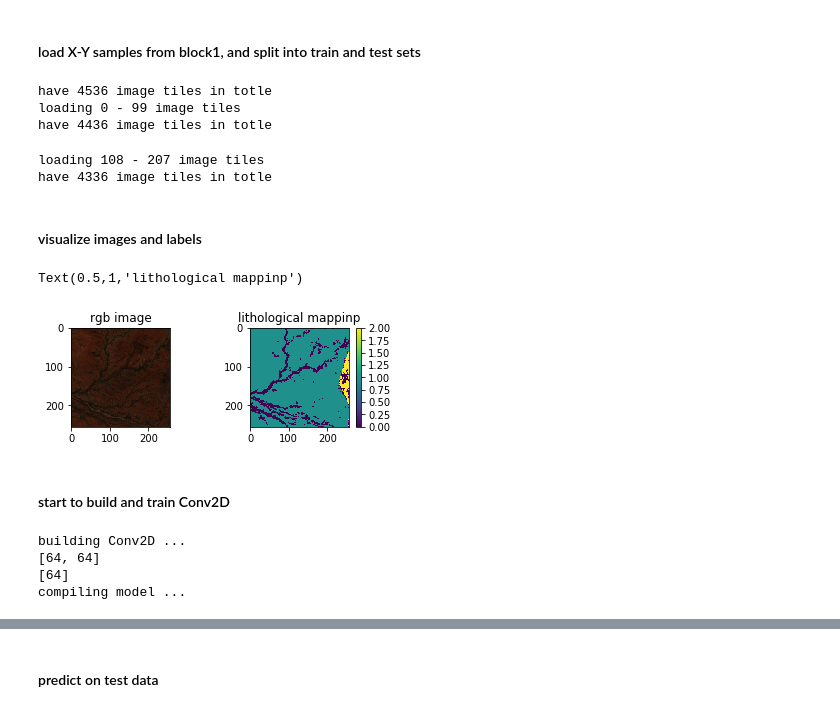
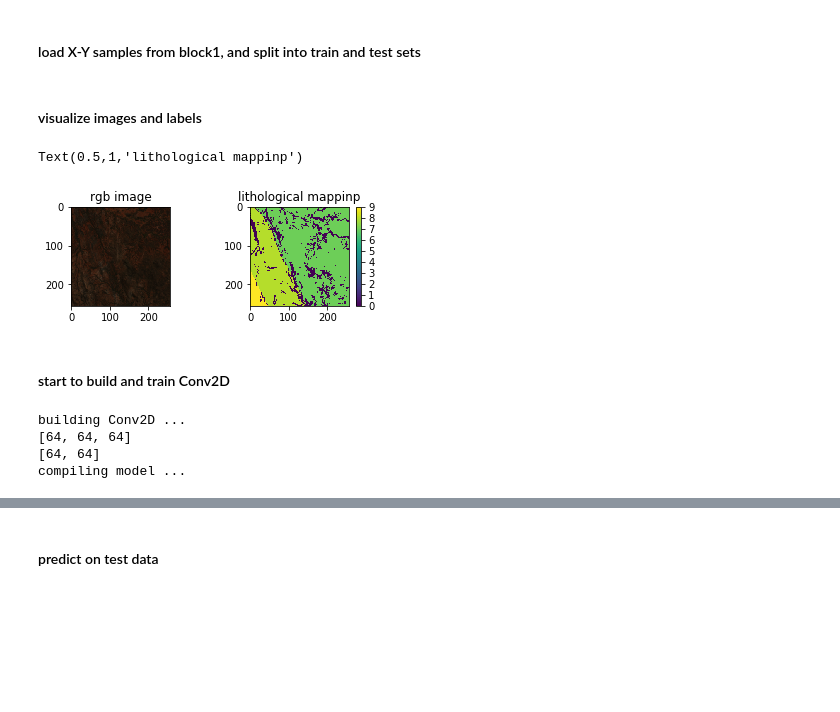
Before and after one commit to chenyz0601/DL-RockClassification, a Jupyter notebook: convnets.ipynb, the cells around one changed output, grey strips where cells are left out. Drawn from its saved outputs; the diff is of its cells as text; code cells hidden in the pictures; blank space fills up the shorter version.

Commit message:
add utils and data_generator

```diff
--- a/convnets.ipynb
+++ b/convnets.ipynb
@@ -6,20 +6,3 @@ import numpy as np
 Using TensorFlow backend.
 # %% [markdown]
 #### load X-Y samples from block1, and split into train and test sets
-# %%
-data = Data('./data/block1/')
-min_list, max_list = data.get_MinMax('./data/block1/raw_data/workspace/sent_geo_clip.tif')
-print('have {0} image tiles in totle'.format(len(data.X)))
-X_trn0, Y_trn0 = data.get_XY(min_list, max_list, num=100, as_arr=True, random=False)
-print('have {0} image tiles in totle'.format(len(data.X)))
-# X_trn, X_tst, Y_trn, Y_tst = data.trn_tst_split(test_rate=0.1, random_seed=42)
-# %% [output]
-have 4536 image tiles in totle
-loading 0 - 99 image tiles
-have 4436 image tiles in totle
-# %%
-X_trn1, Y_trn1 = data.get_XY(min_list, max_list, start=108, num=100, as_arr=True, random=False)
-print('have {0} image tiles in totle'.format(len(data.X)))
-# %% [output]
-loading 108 - 207 image tiles
-have 4336 image tiles in totle
@@ -29,28 +9,30 @@ Y_trn = np.concatenate([Y_trn0, Y_trn1], axis=0)
+# %%
+X_trn, Y_trn, X_vld, Y_vld, X_tst, Y_tst = split_trn_vld_tst('./data/')
 # %% [markdown]
 #### visualize images and labels
 # %%
-idx = 120
-img = X_trn[idx,:,:,:]
-lbl = Y_trn[idx,:,:,:]
+idx = 12
+img = np.load(X_trn[idx])
+lbl = np.load(Y_trn[idx])
 
-img_rgb = img[:,:,:3][:,:,::-1]
+img_rgb = np.transpose(img, [1,2,0])[:,:,::-1][:,:,-3:]
 plt.subplot(221)
 plt.imshow(img_rgb)
 plt.title('rgb image')
 plt.subplot(222)
-plt.imshow(np.argmax(lbl, axis=2))
+plt.imshow(np.argmax(lbl, axis=0))
 plt.colorbar()
 plt.title('lithological mappinp')
 # %% [output]
 Text(0.5,1,'lithological mappinp')
-[figure, old version]
+[figure, new version]
 # %% [markdown]
 #### start to build and train Conv2D
 # %%
 conv = myModel()
 
 # build Conv2D
-conv.build_Conv2D(num_bands=23, n_ch_list=[64,64], use_tfboard=False)
+conv.build_Conv2D(num_bands=23, n_ch_list=[64,64,64], use_tfboard=False)
 
 # now the tensorboard event file is saved in ./logs
 # the training process, graph and statistics can be
@@ -63,6 +45,6 @@ conv.compile_model(verbose=False)
 conv.build_callbackList()
 # %% [output]
 building Conv2D ...
+[64, 64, 64]
 [64, 64]
-[64]
 compiling model ...
```
Also changed, not shown: parts of 7 cells of this notebook, 5 other files.
